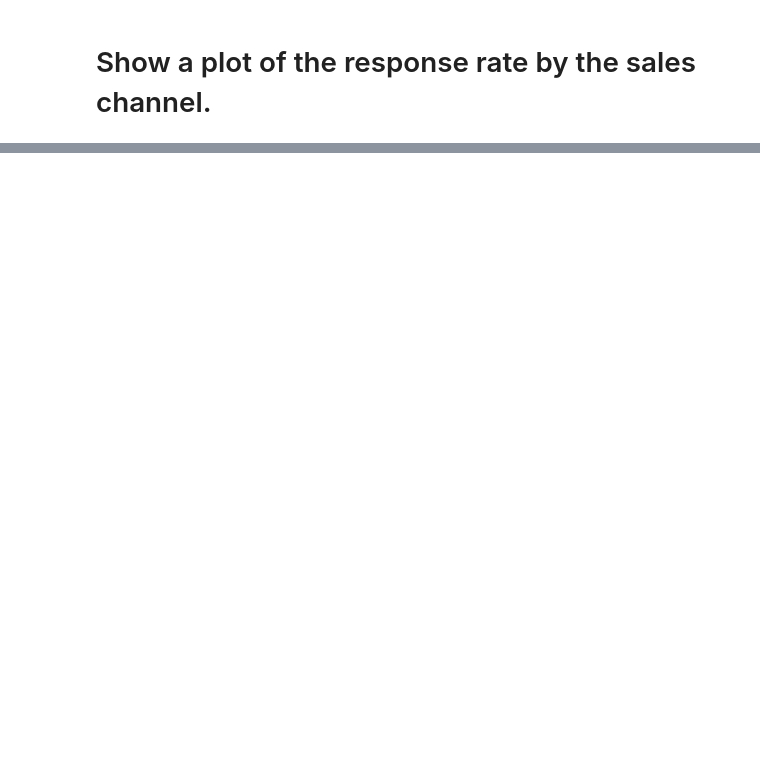
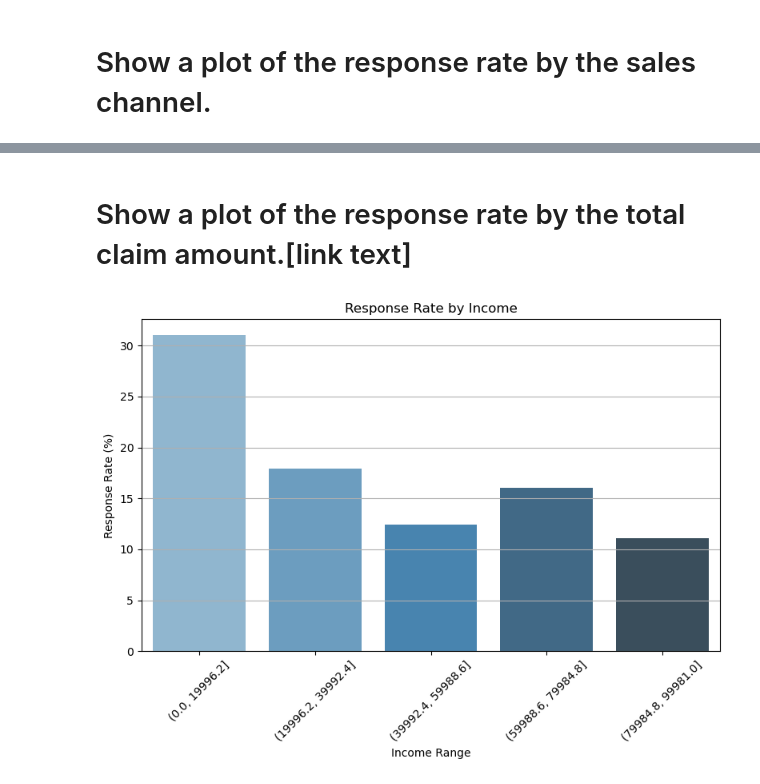
Before and after one commit to mrrobotnallun/AgileDataProject, a Jupyter notebook: test1.ipynb, the cells around one changed output, grey strips where cells are left out. Drawn from its saved outputs; the diff is of its cells as text; code cells hidden in the pictures; blank space fills up the shorter version.

```diff
--- a/test1.ipynb
+++ b/test1.ipynb
@@ -90,0 +152,33 @@ plt.show()
+# %% [markdown]
+#   Show a plot of the response rate by the total claim amount.[link text]
+# %%
+#Andrés
+
+max_income = data['Income'].max()
+
+# Create bins starting from 0 up to the maximum income
+bins = [0, max_income / 5, 2 * max_income / 5, 3 * max_income / 5, 4 * max_income / 5, max_income]
+
+# Calculating the response rate by income with specified bins
+response_rate_by_income = data.groupby(pd.cut(data['Income'], bins=bins))['Response'].apply(lambda x: (x == 'Yes').sum() / len(x) * 100)
+
+# Resetting the index to use in Seaborn
+response_rate_df = response_rate_by_income.reset_index()
+response_rate_df.columns = ['Income Range', 'Response Rate']
+
+# Creating the Seaborn bar plot
+plt.figure(figsize=(8, 6))
+sns.barplot(x='Income Range', y='Response Rate', data=response_rate_df, palette='Blues_d')
+
+# Setting plot title and labels
+plt.title('Response Rate by Income')
+plt.xlabel('Income Range')
+plt.ylabel('Response Rate (%)')
+plt.xticks(rotation=45)
+plt.grid(axis='y')
+plt.tight_layout()
+
+# Display the plot
+plt.show()
+# %% [output]
+[figure, added]
```
Also changed, not shown: parts of 6 cells of this notebook, 1 other file.
